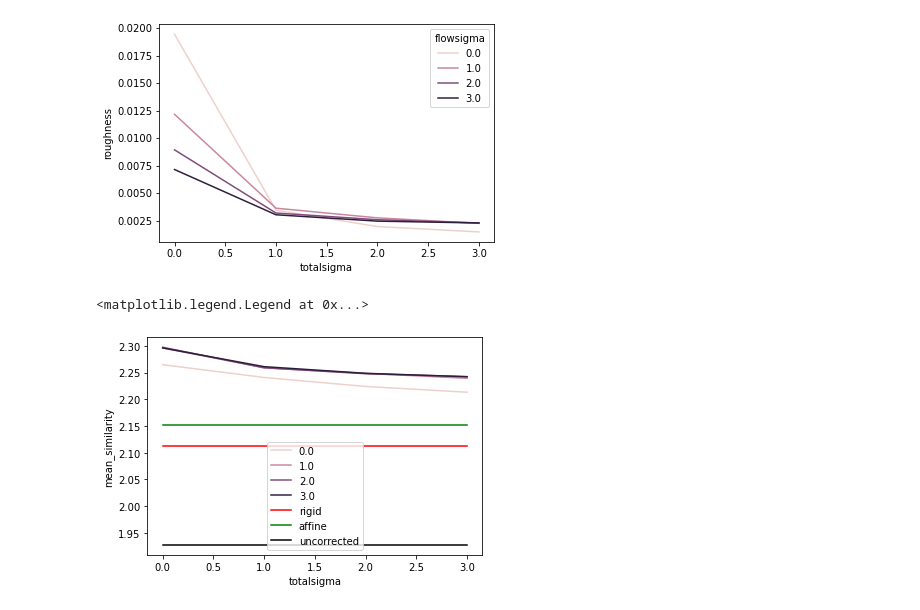
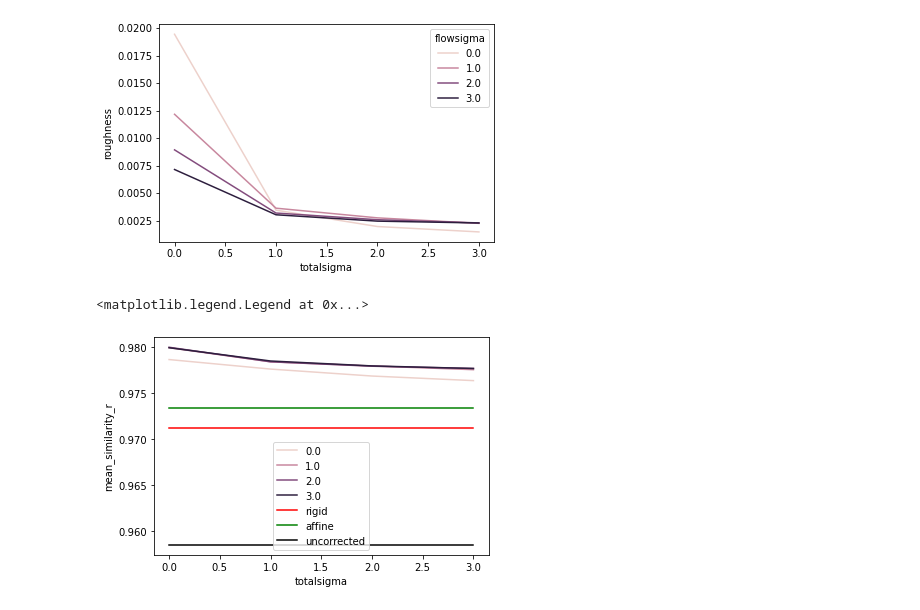
Before and after one commit to ClandininLab/brainsss2, a Jupyter notebook: motion_correction/compare_transforms.ipynb, the cells around one changed output. Cells and saved outputs as stored; diff of their text form; code cells hidden in the pictures.

```diff
--- a/motion_correction/compare_transforms.ipynb
+++ b/motion_correction/compare_transforms.ipynb
@@ -361,12 +361,22 @@ sns.lineplot(hue='flowsigma', y='roughness', x='totalsigma',
 <AxesSubplot:xlabel='totalsigma', ylabel='roughness'>
 [figure]
 # %%
-sns.lineplot(hue='flowsigma', y='mean_similarity', x='totalsigma',
+def z_to_r(z):
+    return (np.exp(2.0*z) - 1)/(np.exp(2.0*z) + 1)
+
+z = df.mean_similarity.values.astype('float32')
+df['mean_similarity_r'] = z_to_r(z)
+sns.lineplot(hue='flowsigma', y='mean_similarity_r', x='totalsigma',
     data=df)
-plt.plot([0, 3], [mean_similarity['Rigid'], mean_similarity['Rigid']], label='rigid', color='red')
-plt.plot([0, 3], [mean_similarity['Affine'], mean_similarity['Affine']], label='affine', color='green')
-plt.plot([0, 3], [mean_similarity['orig'], mean_similarity['orig']], label='uncorrected', color='black')
+
+z_rigid = z_to_r(mean_similarity['Rigid'])
+z_affine = z_to_r(mean_similarity['Affine'])
+z_orig = z_to_r(mean_similarity['orig'])
+
+plt.plot([0, 3], [z_rigid, z_rigid], label='rigid', color='red')
+plt.plot([0, 3], [z_affine, z_affine], label='affine', color='green')
+plt.plot([0, 3], [z_orig, z_orig], label='uncorrected', color='black')
 plt.legend()
 # %% [output]
 <matplotlib.legend.Legend at 0x...>
-[figure, old version]
+[figure, new version]
```
